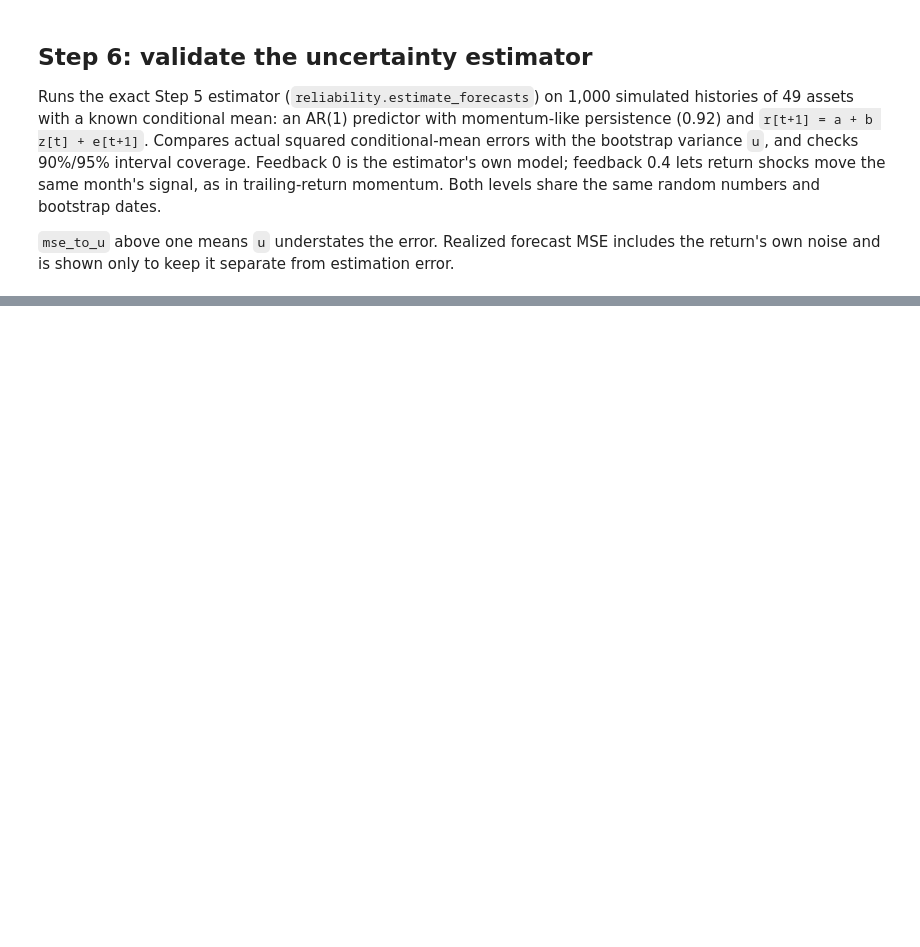
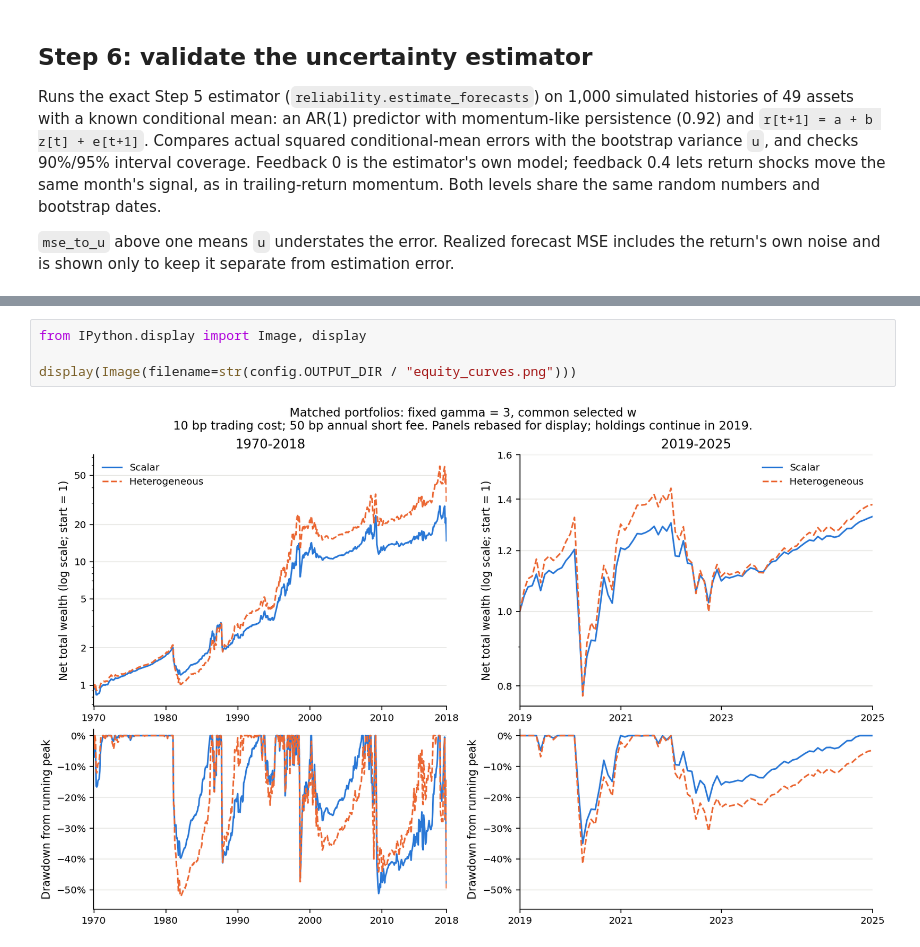
Before and after one commit to mengmeng12/epo-signal-uncertainty, a Jupyter notebook: end_to_end_pipeline.ipynb, the cells around one changed output, grey strips where cells are left out. Cells and saved outputs as stored; diff of their text form; blank space fills up the shorter version.

```diff
--- a/end_to_end_pipeline.ipynb
+++ b/end_to_end_pipeline.ipynb
@@ -140,0 +243,6 @@ calibration["table"].query("subset == 'all'").round(4).T
+# %%
+from IPython.display import Image, display
+
+display(Image(filename=str(config.OUTPUT_DIR / "equity_curves.png")))
+# %% [output]
+[figure, added]
```
Also changed, not shown: parts of 16 cells of this notebook, 24 other files.
